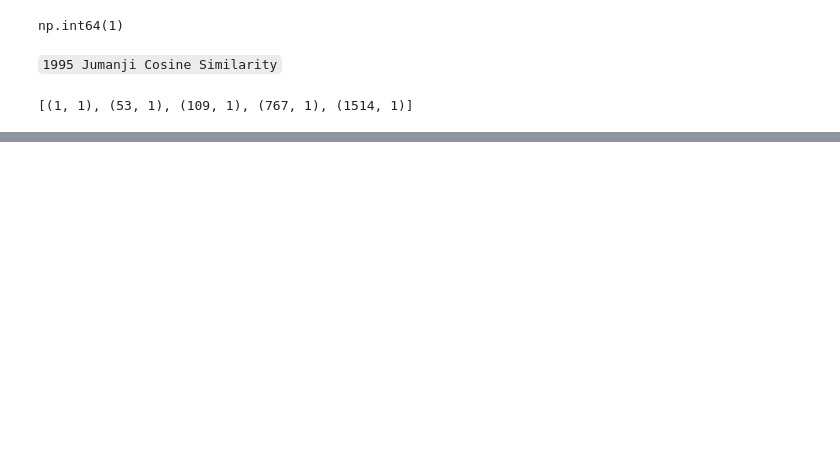
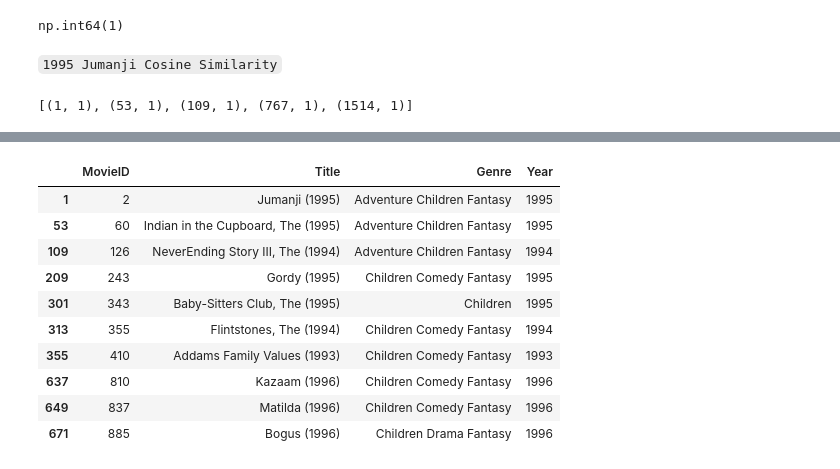
Before and after one commit to Kelniit/Julius, a Jupyter notebook: Lab 01.ipynb, the cells around one changed output, grey strips where cells are left out. Cells and saved outputs as stored; diff of their text form; code cells hidden in the pictures; blank space fills up the shorter version.

```diff
--- a/Lab 01.ipynb
+++ b/Lab 01.ipynb
@@ -244,0 +279,38 @@ logits(title, 10)
+# %%
+def starter(option, limit):
+
+  result = []
+
+  unique_genres = origin["Genre"].unique()
+
+  for item in unique_genres:
+
+    spliter = item.split(" ")
+
+    overlap = len(set(option) & set(spliter)) / len(spliter)
+
+    if overlap > 0.5:
+
+      result.append((item, overlap))
+
+  result = sorted(result, key=lambda i:i[1], reverse=True)[:limit]
+
+  result = [i[0] for i in result]
+
+  result = origin[origin["Genre"].isin(result)].iloc[:limit]
+
+  return result
+# %%
+starter(option, 10)
+# %% [output]
+|  | MovieID | Title | Genre | Year |
+| 1 | 2 | Jumanji (1995) | Adventure Children Fantasy | 1995 |
+| 53 | 60 | Indian in the Cupboard, The (1995) | Adventure Children Fantasy | 1995 |
+| 109 | 126 | NeverEnding Story III, The (1994) | Adventure Children Fantasy | 1994 |
+| 209 | 243 | Gordy (1995) | Children Comedy Fantasy | 1995 |
+| 301 | 343 | Baby-Sitters Club, The (1995) | Children | 1995 |
+| 313 | 355 | Flintstones, The (1994) | Children Comedy Fantasy | 1994 |
+| 355 | 410 | Addams Family Values (1993) | Children Comedy Fantasy | 1993 |
+| 637 | 810 | Kazaam (1996) | Children Comedy Fantasy | 1996 |
+| 649 | 837 | Matilda (1996) | Children Comedy Fantasy | 1996 |
+| 671 | 885 | Bogus (1996) | Children Drama Fantasy | 1996 |
```
Also changed, not shown: parts of 14 cells of this notebook.
